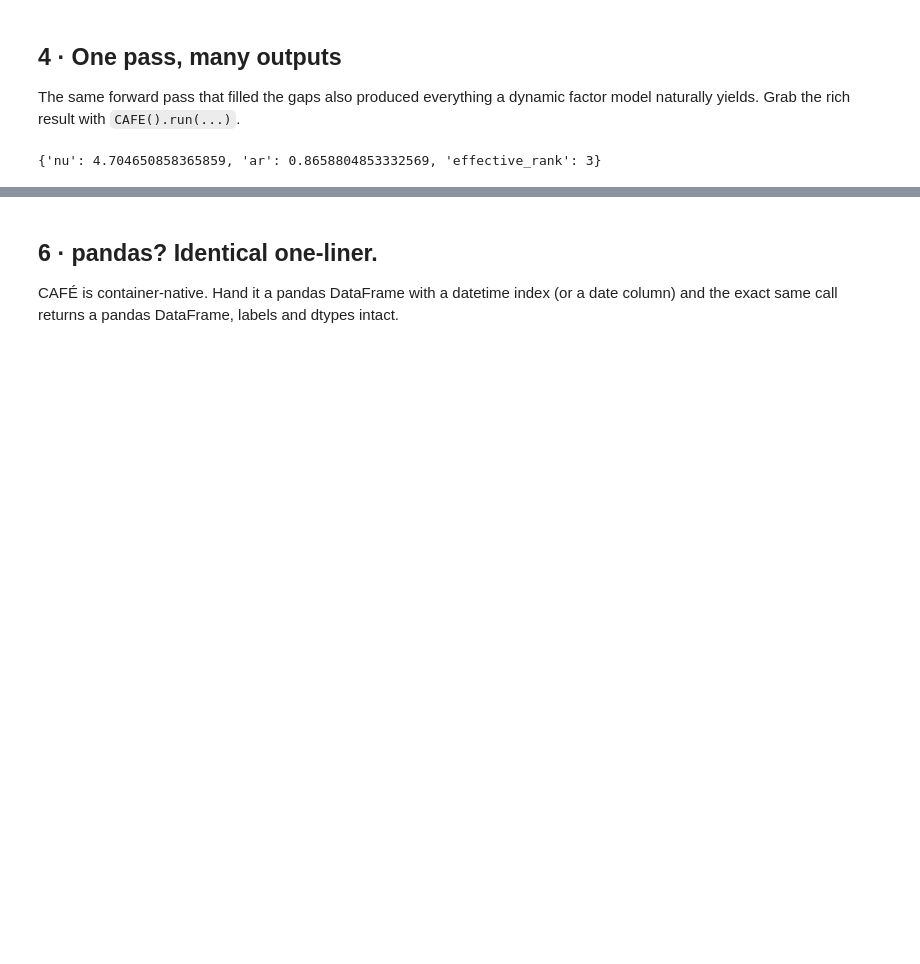
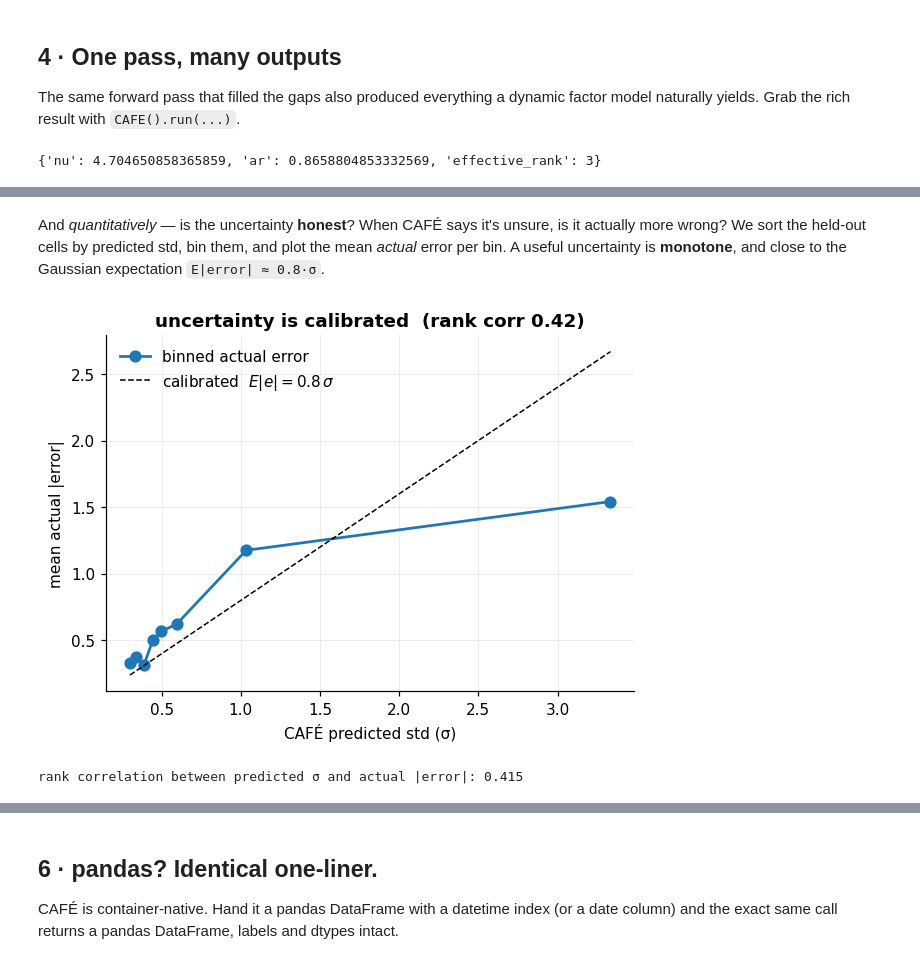
Before and after one commit to sovai-research/cafe, a Jupyter notebook: notebooks/cafe_tutorial.ipynb, the cells around one changed output, grey strips where cells are left out. Cells and saved outputs as stored; diff of their text form; code cells hidden in the pictures; blank space fills up the shorter version.

```diff
--- a/notebooks/cafe_tutorial.ipynb
+++ b/notebooks/cafe_tutorial.ipynb
@@ -201,0 +207,29 @@ effective rank ARD kept: 3
+# %% [markdown]
+And *quantitatively* — is the uncertainty **honest**? When CAFÉ says it's unsure, is it
+actually more wrong? We sort the held-out cells by predicted std, bin them, and plot the
+mean *actual* error per bin. A useful uncertainty is **monotone**, and close to the
+Gaussian expectation `E|error| ≈ 0.8·σ`.
+# %%
+unc = res.uncertainty.select(num_cols).to_numpy()
+sd_pred = unc[M]; ae = np.abs(pred - truth)[M]
+ok = np.isfinite(sd_pred) & np.isfinite(ae)
+sd_pred, ae = sd_pred[ok], ae[ok]
+
+order = np.argsort(sd_pred)
+bins = np.array_split(order, 8)
+xb = np.array([sd_pred[b].mean() for b in bins])
+yb = np.array([ae[b].mean() for b in bins])
+rho = np.corrcoef(np.argsort(np.argsort(sd_pred)),
+                  np.argsort(np.argsort(ae)))[0, 1]
+
+plt.figure(figsize=(6.2, 4.2))
+plt.plot(xb, yb, "o-", color="C0", lw=1.8, ms=7, label="binned actual error")
+xs = np.linspace(xb.min(), xb.max(), 50)
+plt.plot(xs, 0.8 * xs, "k--", lw=1, label=r"calibrated  $E|e|=0.8\,\sigma$")
+plt.xlabel("CAFÉ predicted std (σ)"); plt.ylabel("mean actual |error|")
+plt.title(f"uncertainty is calibrated  (rank corr {rho:.2f})")
+plt.legend(); plt.show()
+print(f"rank correlation between predicted σ and actual |error|: {rho:.3f}")
+# %% [output]
+[figure, added]
+rank correlation between predicted σ and actual |error|: 0.415
```
Also changed, not shown: parts of 27 cells of this notebook, 5 other files.
